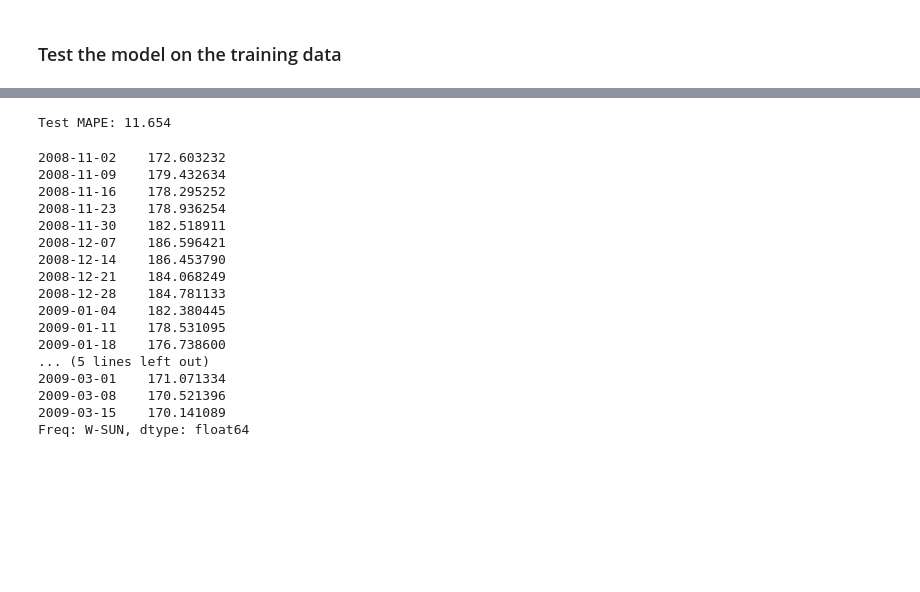
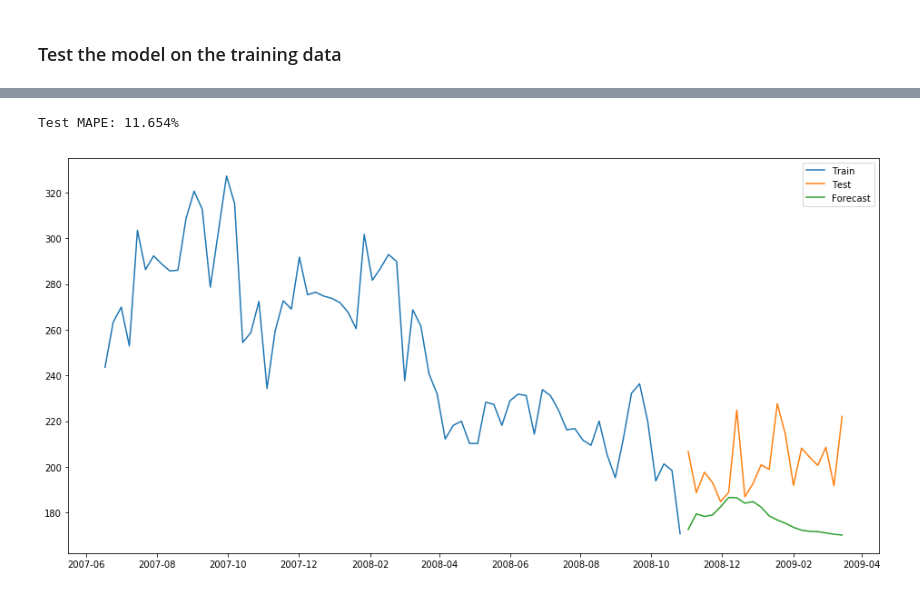
Before and after one commit to lppier/Indian_TV_Time_Series, a Jupyter notebook: TimeSeriesRegression.ipynb, the cells around one changed output, grey strips where cells are left out. Drawn from its saved outputs; the diff is of its cells as text; code cells hidden in the pictures; blank space fills up the shorter version.

```diff
--- a/TimeSeriesRegression.ipynb
+++ b/TimeSeriesRegression.ipynb
@@ -115,31 +107,16 @@ Freq: W-SUN, dtype: float64
 # %%
 # make predictions
 test_predictions = model_fit.predict(start=df_train.shape[0], end=df_train.shape[0] + df_test.shape[0] - 1, dynamic=False)
 test_values = df_test["GRP"].values
 error = mean_absolute_percentage_error(test_values, test_predictions)
-print('Test MAPE: %.3f' % error)
-predictions
+print('Test MAPE: %.3f' % error + "%")
 
-# plot results
-#plt.plot(test_values)
-#plt.plot(predictions, color='red')
-#plt.show()
+plt.figure(figsize=(16,8))
+plt.plot(df_train['GRP'], label='Train')
+plt.plot(df_test['GRP'], label='Test')
+plt.plot(test_predictions, label='Forecast')
+plt.legend(loc='best')
+plt.show()
 # %% [output]
-Test MAPE: 11.654
+Test MAPE: 11.654%
-2008-11-02    172.603232
-2008-11-09    179.432634
-2008-11-16    178.295252
-2008-11-23    178.936254
-2008-11-30    182.518911
-2008-12-07    186.596421
-2008-12-14    186.453790
-2008-12-21    184.068249
-2008-12-28    184.781133
-2009-01-04    182.380445
-2009-01-11    178.531095
-2009-01-18    176.738600
-... (5 lines left out)
-2009-03-01    171.071334
-2009-03-08    170.521396
-2009-03-15    170.141089
-Freq: W-SUN, dtype: float64
+[figure, added]
```
Also changed, not shown: parts of 1 cell of this notebook.
